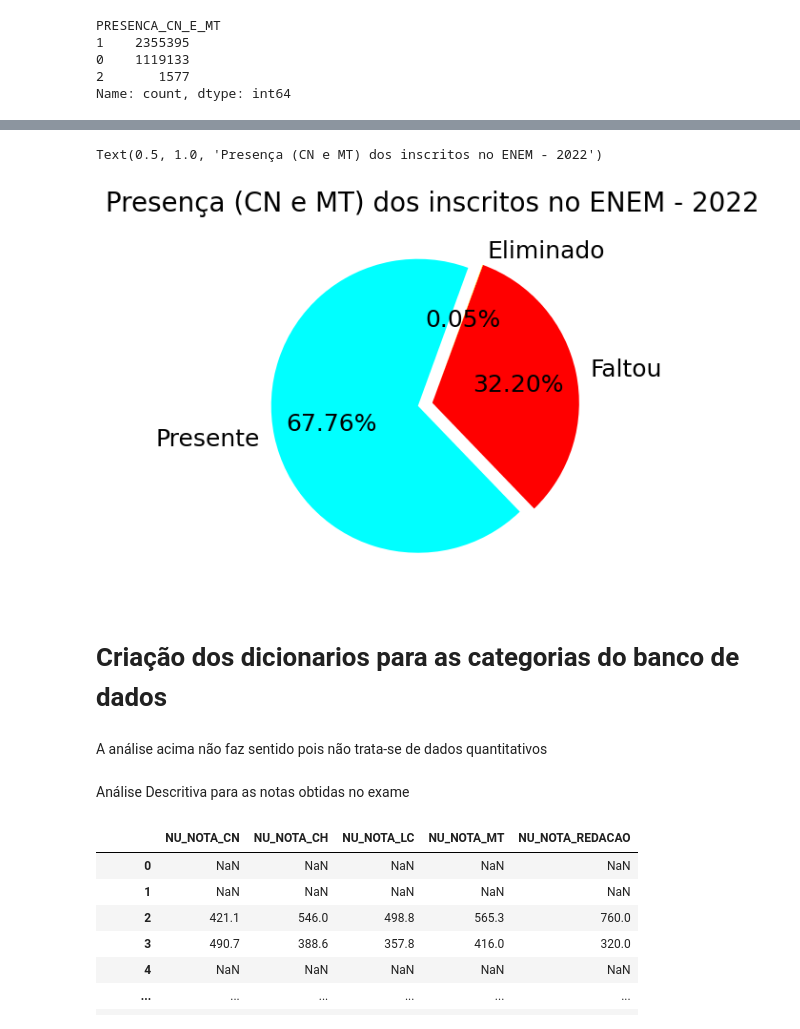
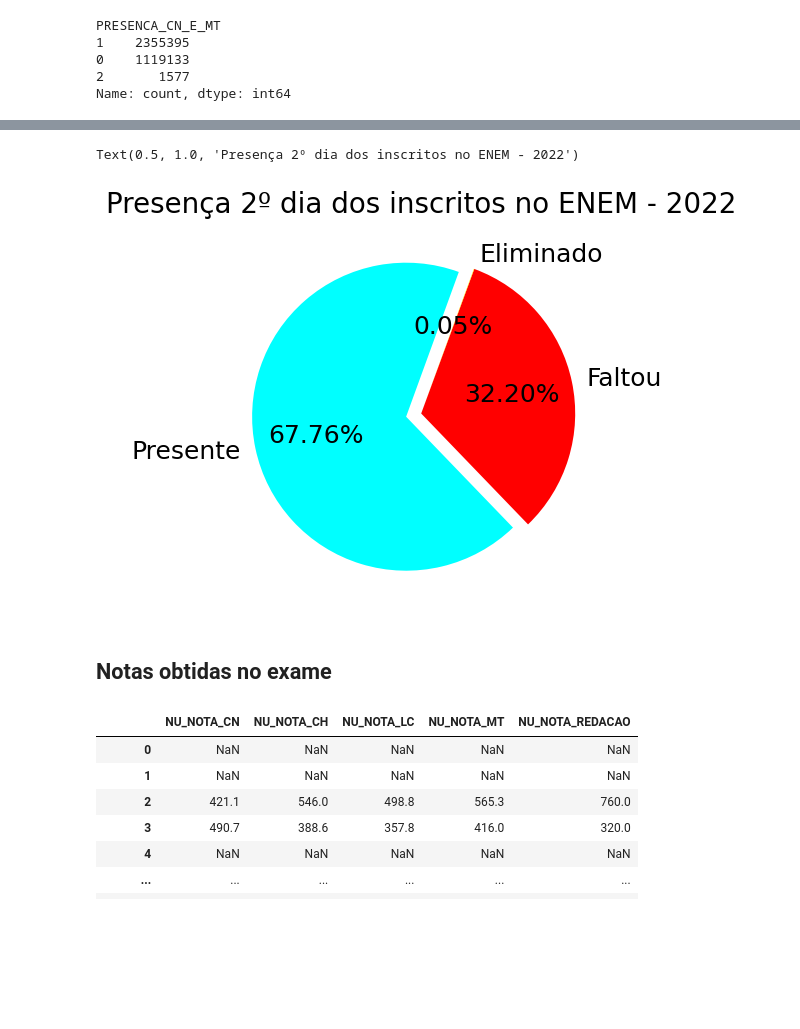
Before and after one commit to Grupo-B-Turma-2-Ada-VemSerTech/Projeto_Mod04_Ada_VemSerTech, a Jupyter notebook: Projeto.ipynb, the cells around one changed output, grey strips where cells are left out. Saved outputs shown, nothing was run; the diff lists cells and outputs as text; code cells hidden in the pictures; blank space fills up the shorter version.

Commit message:
Descrição das análises

```diff
--- a/Projeto.ipynb
+++ b/Projeto.ipynb
@@ -177,18 +253,16 @@ Text(0.5, 1.0, 'Presença (LC e CH) dos inscritos no ENEM - 2022')
 # %%
 fig, ax = plt.subplots(figsize=(12, 5))
 labels = ("Presente", "Faltou", "Eliminado")
 explode = (0.10, 0, 0) #distâncias entre as fatias
 ax.pie(percentual_presenca_cn_mt,
        labels=labels,
        autopct="%.2f%%",
        shadow=False,
        explode=explode,
        startangle=70,
        colors=["cyan", "red", "yellow"],
        textprops={'fontsize': 18})
-ax.set_title('Presença (CN e MT) dos inscritos no ENEM - 2022', fontsize=20)
+ax.set_title('Presença 2º dia dos inscritos no ENEM - 2022', fontsize=20)
 # %% [output]
-Text(0.5, 1.0, 'Presença (CN e MT) dos inscritos no ENEM - 2022')
+Text(0.5, 1.0, 'Presença 2º dia dos inscritos no ENEM - 2022')
-[figure, old version]
+[figure, new version]
-# %% [markdown]
-# Criação dos dicionarios para as categorias do banco de dados
@@ -267,7 +269,5 @@ IN_TREINEIRO = {1:'Sim', 0:'Não'}
-# %% [markdown]
-A análise acima não faz sentido pois não trata-se de dados quantitativos
 # %% [markdown]
-Análise Descritiva para as notas obtidas no exame
+## Notas obtidas no exame
 # %%
 df_enem[['NU_NOTA_CN', 'NU_NOTA_CH','NU_NOTA_LC', 'NU_NOTA_MT','NU_NOTA_REDACAO']]
 # %% [output]
```
Also changed, not shown: parts of 23 cells of this notebook.
